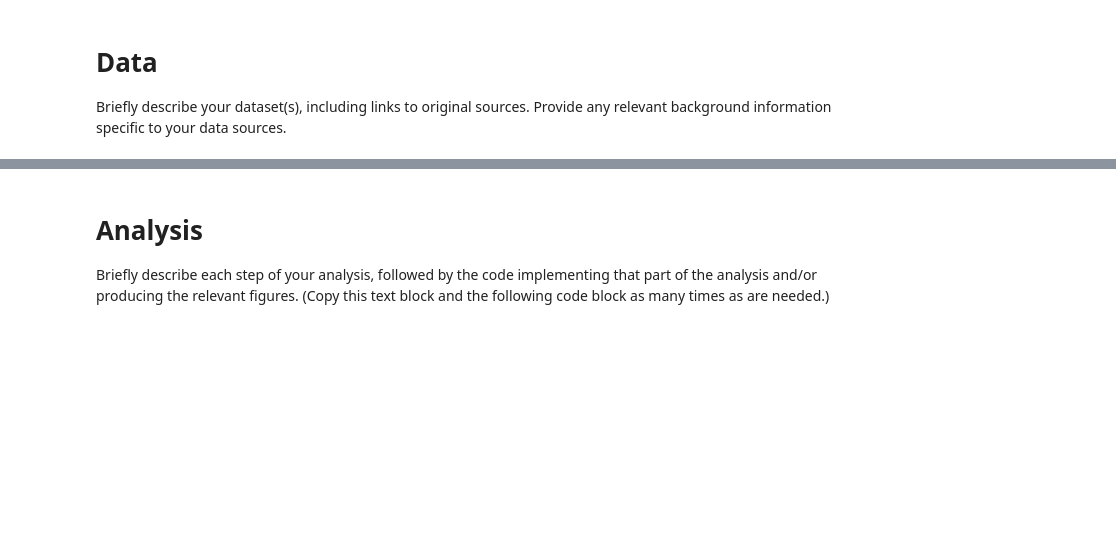
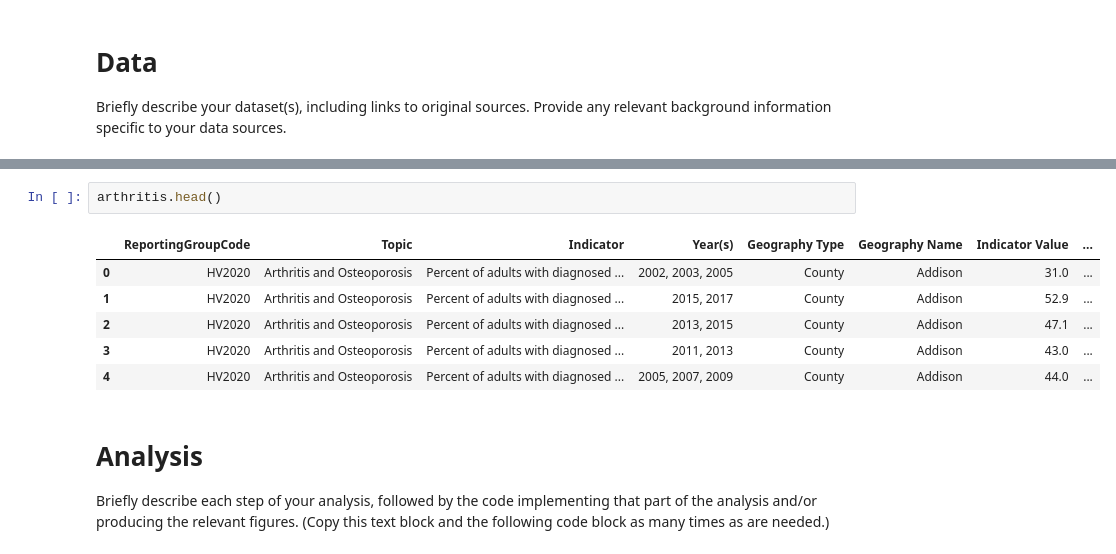
Before and after one commit to ContextLab/storytelling-with-data, a Jupyter notebook: data-stories/VT-DoH/vermont_department_of_health_data_explorations.ipynb, the cells around one changed output, grey strips where cells are left out. Cells and saved outputs as stored; diff of their text form; blank space fills up the shorter version.

```diff
--- a/data-stories/VT-DoH/vermont_department_of_health_data_explorations.ipynb
+++ b/data-stories/VT-DoH/vermont_department_of_health_data_explorations.ipynb
@@ -103,3 +117,12 @@ Briefly describe your dataset(s), including links to original sources.  Provide
+# %%
+arthritis.head()
+# %% [output]
+|  | ReportingGroupCode | Topic | Indicator | Year(s) | Geography Type | Geography Name | Indicator Value | ... |
+| 0 | HV2020 | Arthritis and Osteoporosis | Percent of adults with diagnosed ... | 2002, 2003, 2005 | County | Addison | 31.0 | ... |
+| 1 | HV2020 | Arthritis and Osteoporosis | Percent of adults with diagnosed ... | 2015, 2017 | County | Addison | 52.9 | ... |
+| 2 | HV2020 | Arthritis and Osteoporosis | Percent of adults with diagnosed ... | 2013, 2015 | County | Addison | 47.1 | ... |
+| 3 | HV2020 | Arthritis and Osteoporosis | Percent of adults with diagnosed ... | 2011, 2013 | County | Addison | 43.0 | ... |
+| 4 | HV2020 | Arthritis and Osteoporosis | Percent of adults with diagnosed ... | 2005, 2007, 2009 | County | Addison | 44.0 | ... |
 # %% [markdown]
 # Analysis
 
```
Also changed, not shown: parts of 4 cells of this notebook.
